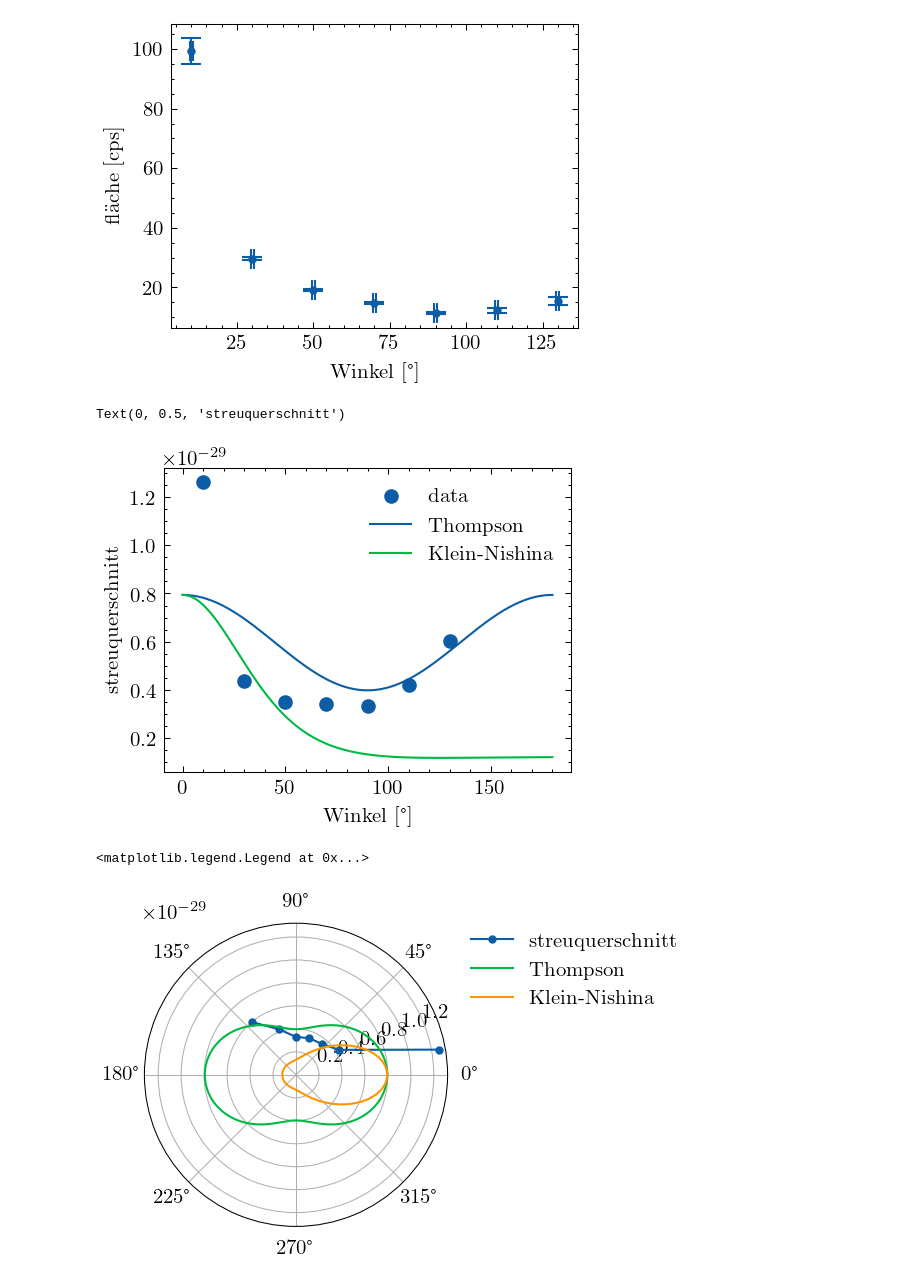
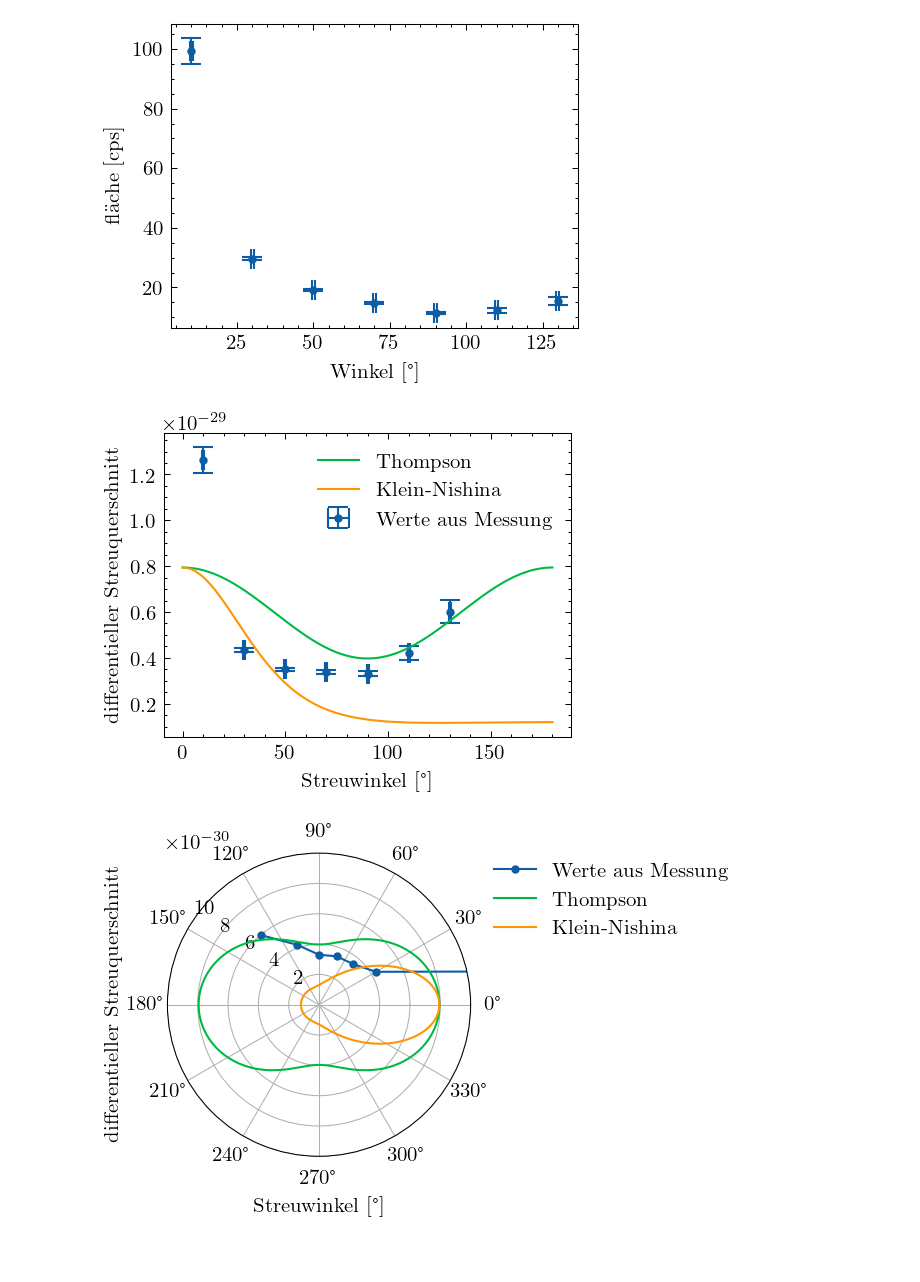
Before and after one commit to emhl/FP1, a Jupyter notebook: Compton.ipynb, the cells around one changed output. Drawn from its saved outputs; the diff is of its cells as text; code cells hidden in the pictures; blank space fills up the shorter version.

Commit message:
export plots

```diff
--- a/Compton.ipynb
+++ b/Compton.ipynb
@@ -655,18 +655,28 @@ for i in range(len(streu_data)):
     # print(f'{un.ufloat(c[0],np.sqrt(pcov[0,0])):S}keV')
     print(f'{streuwinkel[i].n} \t {gauss_area(uf(c[1],perr[1]),uf(c[2],perr[2])):S}')
     # print(f'{streuwinkel[i].n} \t {un_gauss(uf(c[0],perr[0]),uf(c[0],perr[0]),uf(c[1],perr[1]),uf(c[2],perr[2])).n} \t {un_gauss(uf(c[0],perr[0]),uf(c[0],perr[0]),uf(c[1],perr[1]),uf(c[2],perr[2])).s} \t {gauss_area(uf(c[1],perr[1]),uf(c[2],perr[2])).n} \t {gauss_area(uf(c[1],perr[1]),uf(c[2],perr[2])).s}')
-    plt.plot(xl,gauss(xl,*c),c='k',lw=0.5)
-    plt.scatter(c[0],gauss(c[0],*c),c='k',s=10)
-    plt.plot(x[peak-5:peak+7],y[peak-5:peak+7], label=f'{streuwinkel[i]:S}°',color=mapcolors(len(streu_data))[i])
+
+
+
+    # plt.plot(x[peak-5:pestreuquerschnittak+7],y[peak-5:peak+7], label=f'{streuwinkel[i]:S}°',color=mapcolors(len(streu_data))[i])
+    if i == 0:
+        pass
+    else:
+        plt.plot(xl,gauss(xl,*c),c='k',lw=0.5)
+        # plt.scatter(c[0],gauss(c[0],*c),c='k',s=10)
+        plt.plot(x,y, label=f'{streuwinkel[i]:S}°',color=mapcolors(len(streu_data))[i])
 
     streu_querschnitt = np.append(streu_querschnitt, np.sum(y[peak-5:peak+7]))
     streu_qs_area = np.append(streu_qs_area, gauss_area(uf(c[1],perr[1]),uf(c[2],perr[2])))
 plt.legend(bbox_to_anchor=(1.05, 1), loc='upper left', borderaxespad=0., ncol=1)
 plt.ylim(0,7)
+plt.xlim(20,140)
 # plt.yscale('log')
 # plt.ylim(10,20000)
-plt.ylabel('cps')
+plt.ylabel('Zählrate [cps]')
 plt.xlabel('Kanal')
+
+plt.savefig('Compton/output/7-Zaehlrate.pdf', bbox_inches='tight')
 # %% [output]
 Winkel   Peak cps
 0.0      9.37(15)e+03
@@ -697,8 +706,8 @@ def klein_nishina(angle):
 # plt.scatter(unp.nominal_values(streuwinkel[1:]),unp.nominal_values(streu_querschnitt[1:]),label='data')
 # plt.errorbar(unp.nominal_values(streuwinkel[1:]),unp.nominal_values(streu_querschnitt[1:]),unp.std_devs(streu_querschnitt[1:]),unp.std_devs(streuwinkel[1:]),fmt='.',label='data area')
 # plt.errorbar(unp.nominal_values(streuwinkel[1:]),unp.nominal_values(streu_qs_area[1:]),unp.std_devs(streu_qs_area[1:]),unp.std_devs(streuwinkel[1:]),fmt='.',label='fit area')
-plt.scatter(nv(streuwinkel[1:]),1.248e-31*nv(streu_qs_area[1:])/epsilon(np.deg2rad(nv(streuwinkel[1:]))),label='data')
-
+# plt.scatter(nv(streuwinkel[1:]),1.248e-31*nv(streu_qs_area[1:])/epsilon(np.deg2rad(nv(streuwinkel[1:]))),label='data')
+plt.errorbar(nv(streuwinkel[1:]),1.248e-31*nv(streu_qs_area[1:])/(epsilon(np.deg2rad(nv(streuwinkel[1:])))),1.248e-31*sd(streu_qs_area[1:])/(epsilon(np.deg2rad(nv(streuwinkel[1:])))),sd(streuwinkel[1:]),fmt='.',label='Werte aus Messung')
 xl = np.linspace(0,180,500)
 plt.plot(xl,thompson(np.deg2rad(xl)),label='Thompson')
 # klein-nishina
@@ -706,23 +715,38 @@ plt.plot(xl,klein_nishina(np.deg2rad(xl)),label='Klein-Nishina')
 
 plt.legend()
 
-plt.xlabel('Winkel [°]')
-plt.ylabel('streuquerschnitt')
+plt.xlabel('Streuwinkel [°]')
+plt.ylabel('differentieller Streuquerschnitt')
+
+plt.savefig('Compton/output/7-streuquerschnitt.pdf', bbox_inches='tight')
 # %% [output]
-Text(0, 0.5, 'streuquerschnitt')
-[figure, old version]
+[figure, new version]
 # %%
-# radial plot
 plt.figure()
 
 xl = np.linspace(0,360,500)
 xl = np.deg2rad(xl)
-plt.polar(np.deg2rad(nv(streuwinkel[1:])),1.248e-31*nv(streu_qs_area[1:])/epsilon(np.deg2rad(nv(streuwinkel[1:]))),label='streuquerschnitt',marker='.')
+
+ax = plt.subplot(111, projection='polar')
+plt.polar(np.deg2rad(nv(streuwinkel[1:])),1.248e-31*nv(streu_qs_area[1:])/epsilon(np.deg2rad(nv(streuwinkel[1:]))),label='Werte aus Messung',marker='.')
 
 plt.polar(xl,thompson(xl),label='Thompson')
 plt.polar(xl,klein_nishina(xl),label='Klein-Nishina')
 
 plt.legend(bbox_to_anchor=(1.05, 1), loc='upper left', borderaxespad=0., ncol=1)
+
+ax.set_rmax(1e-29)
+
+
+
+ax.set_xlabel('Streuwinkel [°]')
+ax.set_ylabel('differentieller Streuquerschnitt')
+
+# ax.xaxis.set_label_coords(1.4,0.5)
+ax.yaxis.set_label_coords(-0.15,0.5)
+ax.set_rlabel_position(145)
+ax.set_thetagrids(np.arange(0, 360, 30))
+
+plt.savefig('Compton/output/7-streuquerschnitt-polar.pdf', bbox_inches='tight')
 # %% [output]
-<matplotlib.legend.Legend at 0x...>
-[figure, old version]
+[figure, new version]
```
Also changed, not shown: parts of 3 cells of this notebook.
